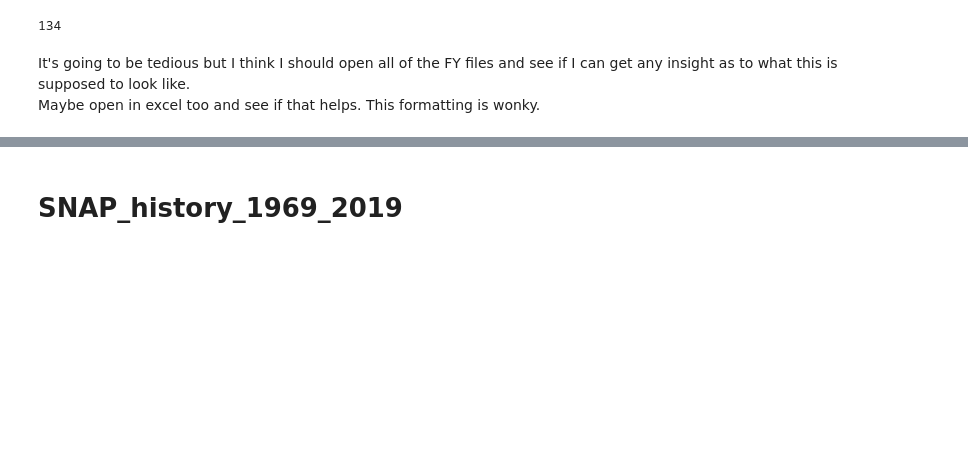
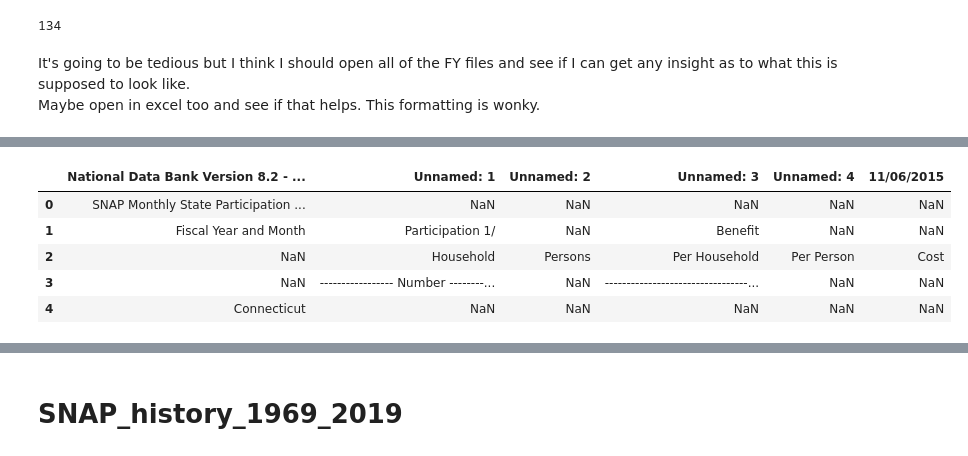
Before and after one commit to kjsampler/US-Food-Assistance-Data, a Jupyter notebook: US Food Data.ipynb, the cells around one changed output, grey strips where cells are left out. Saved outputs shown, nothing was run; the diff lists cells and outputs as text; code cells hidden in the pictures; blank space fills up the shorter version.

Commit message:
Finish adding FY data

```diff
--- a/US Food Data.ipynb
+++ b/US Food Data.ipynb
@@ -137,0 +170,10 @@ Maybe open in excel too and see if that helps. This formatting is wonky.
+# %%
+FY14_df = pd.read_excel('Food Assistance Data/data/SNAP_FY2010_FY2020/FY14.xls')
+FY14_df.head()
+# %% [output]
+|  | National Data Bank Version 8.2 - ... | Unnamed: 1 | Unnamed: 2 | Unnamed: 3 | Unnamed: 4 | 11/06/2015 |
+| 0 | SNAP Monthly State Participation ... | NaN | NaN | NaN | NaN | NaN |
+| 1 | Fiscal Year and Month | Participation 1/ | NaN | Benefit | NaN | NaN |
+| 2 | NaN | Household | Persons | Per Household | Per Person | Cost |
+| 3 | NaN | ----------------- Number --------... | NaN | ---------------------------------... | NaN | NaN |
+| 4 | Connecticut | NaN | NaN | NaN | NaN | NaN |
```
Also changed, not shown: parts of 12 cells of this notebook.
